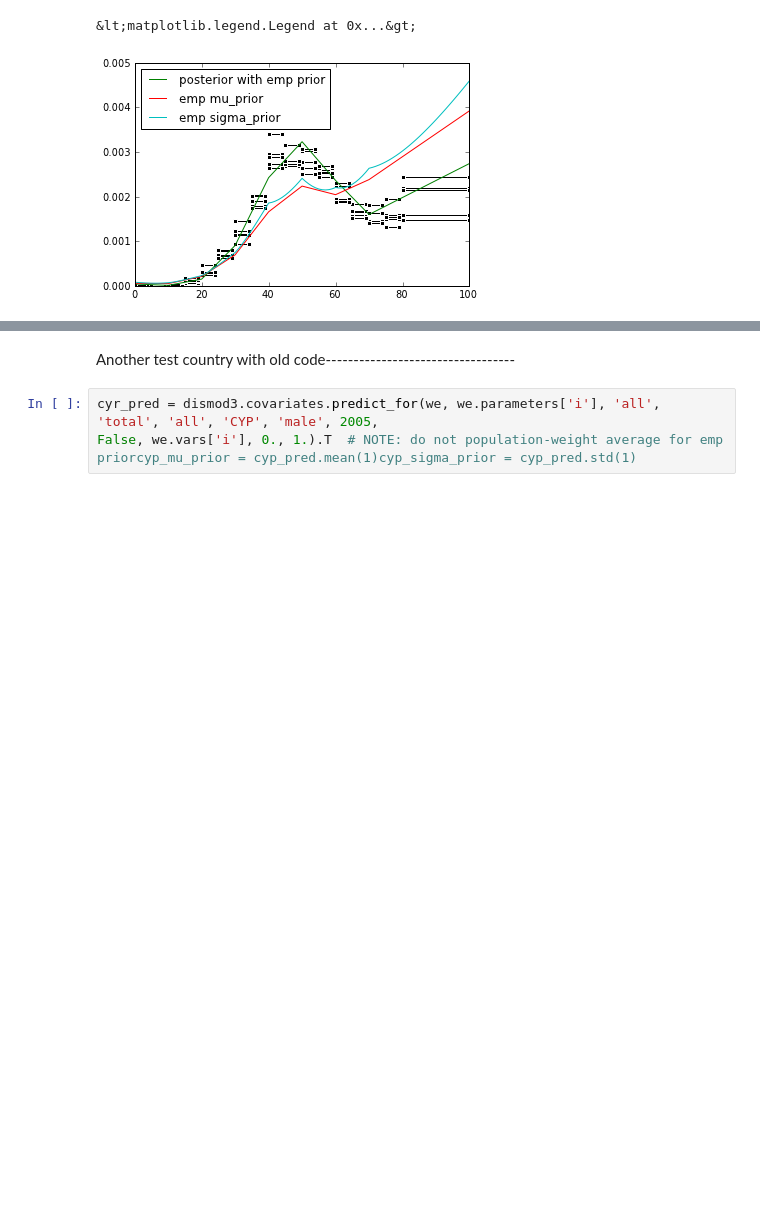
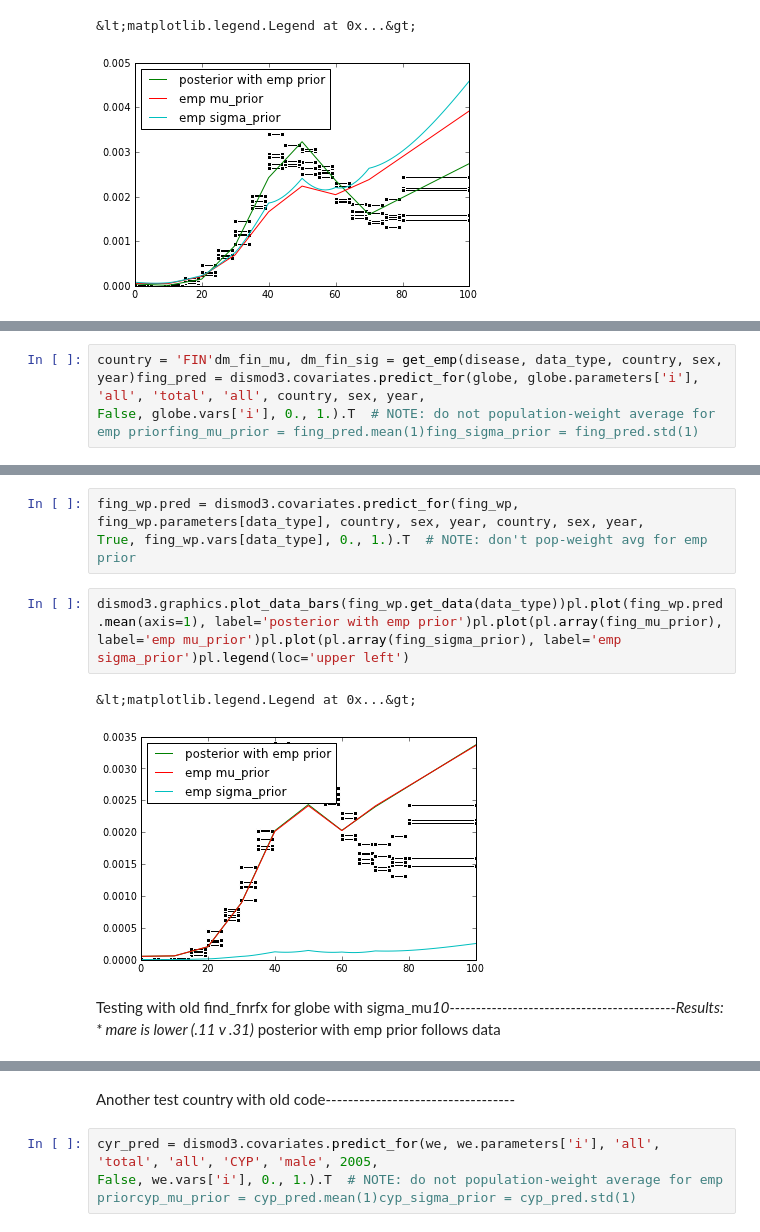
Before and after one commit to peterhm/gbd, a Jupyter notebook: book/DM-co.ipynb, the cells around one changed output, grey strips where cells are left out. Cells and saved outputs as stored; diff of their text form; blank space fills up the shorter version.

```diff
--- a/book/DM-co.ipynb
+++ b/book/DM-co.ipynb
@@ -123,0 +133,2 @@ dismod3.graphics.plot_data_bars(fin_wp.get_data(data_type))pl.plot(fin_wp10.pred
+# %%
+country = 'FIN'dm_fin_mu, dm_fin_sig = get_emp(disease, data_type, country, sex, year)fing_pred = dismod3.covariates.predict_for(globe, globe.parameters['i'], 'all', 'total', 'all', country, sex, year,                                           False, globe.vars['i'], 0., 1.).T  # NOTE: do not population-weight average for emp priorfing_mu_prior = fing_pred.mean(1)fing_sigma_prior = fing_pred.std(1)
@@ -123,0 +145,9 @@ dismod3.graphics.plot_data_bars(fin_wp.get_data(data_type))pl.plot(fin_wp10.pred
+# %%
+fing_wp.pred = dismod3.covariates.predict_for(fing_wp, fing_wp.parameters[data_type], country, sex, year, country, sex, year,                                               True, fing_wp.vars[data_type], 0., 1.).T  # NOTE: don't pop-weight avg for emp prior
+# %%
+dismod3.graphics.plot_data_bars(fing_wp.get_data(data_type))pl.plot(fing_wp.pred.mean(axis=1), label='posterior with emp prior')pl.plot(pl.array(fing_mu_prior), label='emp mu_prior')pl.plot(pl.array(fing_sigma_prior), label='emp sigma_prior')pl.legend(loc='upper left')
+# %% [output]
+&lt;matplotlib.legend.Legend at 0x...&gt;
+[figure, added]
+# %% [markdown]
+Testing with old find_fnrfx for globe with sigma_mu*10-------------------------------------------Results: * mare is lower (.11 v .31)* posterior with emp prior follows data
```
Also changed, not shown: parts of 18 cells of this notebook.
